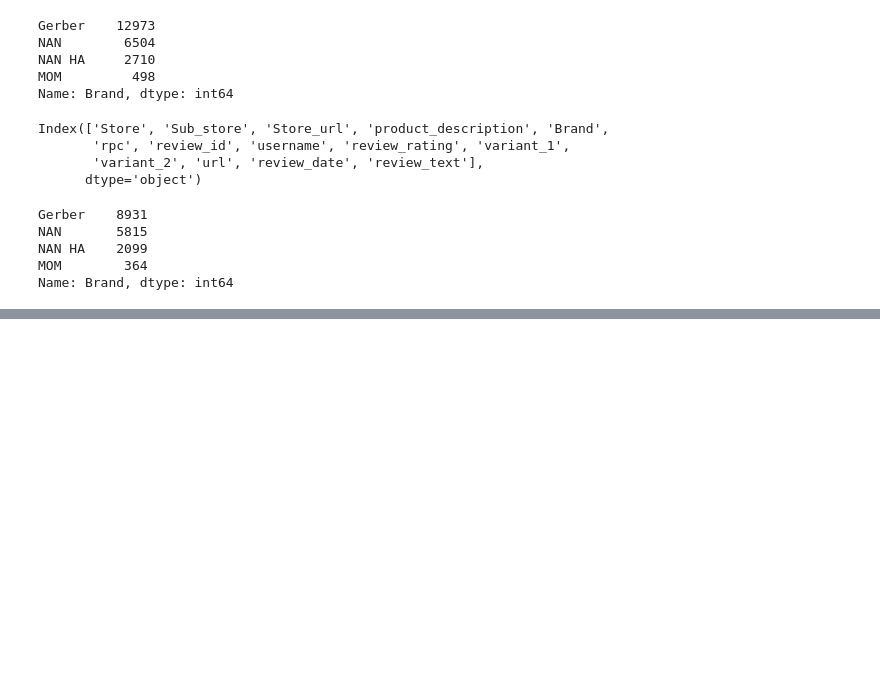
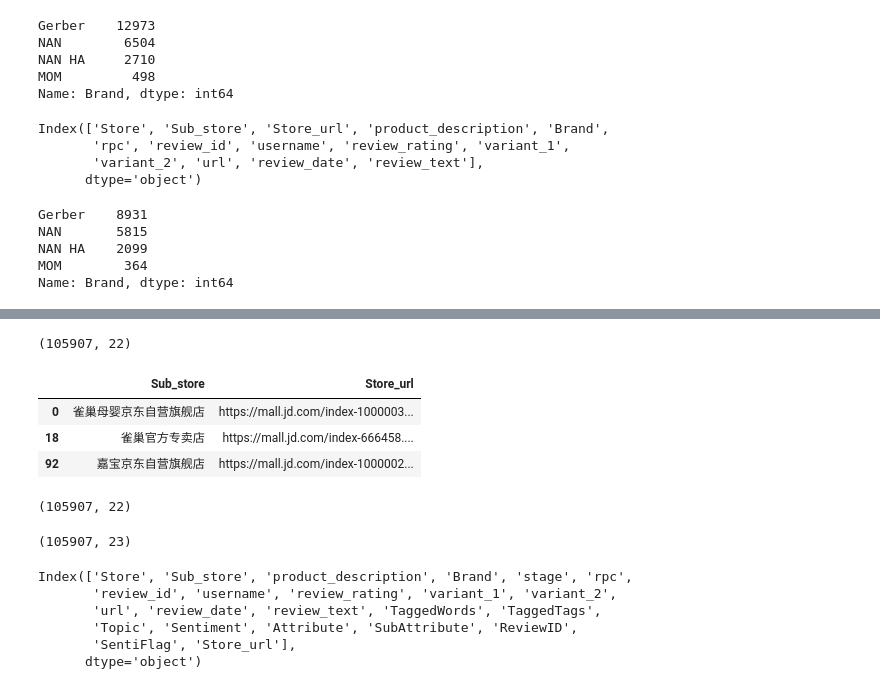
Before and after one commit to sophiazxj/spaCy-Startup, a Jupyter notebook: Merge local and ti raw review data and manipulate to do SSA.ipynb, the cells around one changed output, grey strips where cells are left out. Cells and saved outputs as stored; diff of their text form; code cells hidden in the pictures; blank space fills up the shorter version.

```diff
--- a/Merge local and ti raw review data and manipulate to do SSA.ipynb
+++ b/Merge local and ti raw review data and manipulate to do SSA.ipynb
@@ -379,3 +508,8 @@ nestle_MOM_jan_raw_review.to_csv('nestle_MOM_jan_raw_review.csv', index= False,
 nestle_jan_raw_review_final.to_csv('nestle_jan_raw_review_final.csv',index=False, encoding='utf-8')
 # %%
 nestle_MOM_jan_raw_review.to_csv('nestle_MOM_jan_raw_review.csv', index=False, encoding='utf-8')
+# %%
+mapping = pd.read_csv('store_urls.csv', encoding='utf-8')
+mapping_final = mapping[['Sub_store', 'Store_url']]
+mapping_final.drop_duplicates(inplace=True)
+mapping_final.shape, mapping.shape
@@ -381,0 +522,31 @@ nestle_MOM_jan_raw_review.to_csv('nestle_MOM_jan_raw_review.csv', index=False, e
+# %%
+final = pd.read_csv('nestle_2m_raw_review_deduped_step2.csv', sep=';', encoding='utf-8')
+final.shape
+# %% [output]
+(105907, 22)
+# %%
+final['rpc'] = final['rpc'].astype(str)
+mapping_final.head(3)
+# %% [output]
+|  | Sub_store | Store_url |
+| 0 | 雀巢母婴京东自营旗舰店 | https://mall.jd.com/index-1000003... |
+| 18 | 雀巢官方专卖店 | https://mall.jd.com/index-666458.... |
+| 92 | 嘉宝京东自营旗舰店 | https://mall.jd.com/index-1000002... |
+# %%
+final.shape
+# %% [output]
+(105907, 22)
+# %%
+out = pd.merge(final,mapping_final, on=['Sub_store'])
+out.shape
+# %% [output]
+(105907, 23)
+# %%
+out.columns
+# %% [output]
+Index(['Store', 'Sub_store', 'product_description', 'Brand', 'stage', 'rpc',
+       'review_id', 'username', 'review_rating', 'variant_1', 'variant_2',
+       'url', 'review_date', 'review_text', 'TaggedWords', 'TaggedTags',
+       'Topic', 'Sentiment', 'Attribute', 'SubAttribute', 'ReviewID',
+       'SentiFlag', 'Store_url'],
+      dtype='object')
```
Also changed, not shown: parts of 42 cells of this notebook, 18 other files.
